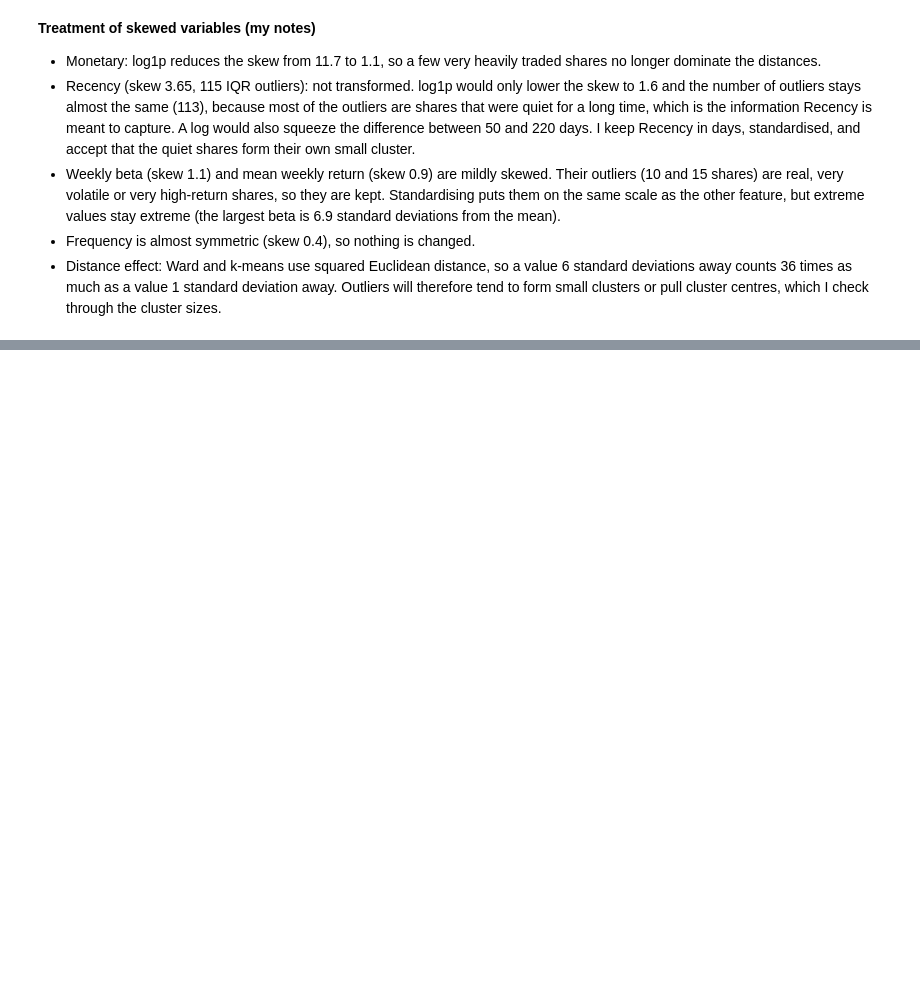
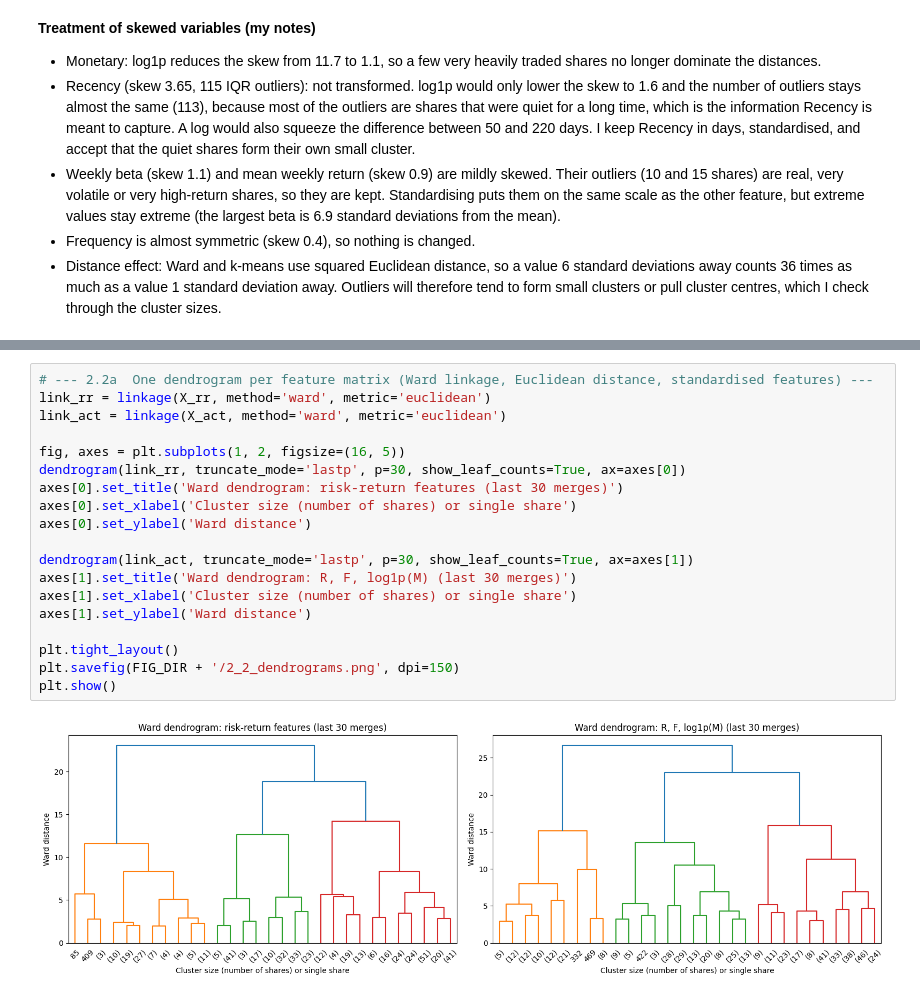
Before and after one commit to shahlyfayeek/crm-cwk1-stock-segmentation, a Jupyter notebook: CRM_CWK1_20521398.ipynb, the cells around one changed output, grey strips where cells are left out. Saved outputs shown, nothing was run; the diff lists cells and outputs as text; blank space fills up the shorter version.

Commit message:
2.2 Build Ward dendrograms for both feature matrices

```diff
--- a/CRM_CWK1_20521398.ipynb
+++ b/CRM_CWK1_20521398.ipynb
@@ -952,0 +957,21 @@ Largest absolute standardised value, activity   : {'Recency': 9.5, 'Frequency':
+# %%
+# --- 2.2a  One dendrogram per feature matrix (Ward linkage, Euclidean distance, standardised features) ---
+link_rr = linkage(X_rr, method='ward', metric='euclidean')
+link_act = linkage(X_act, method='ward', metric='euclidean')
+
+fig, axes = plt.subplots(1, 2, figsize=(16, 5))
+dendrogram(link_rr, truncate_mode='lastp', p=30, show_leaf_counts=True, ax=axes[0])
+axes[0].set_title('Ward dendrogram: risk-return features (last 30 merges)')
+axes[0].set_xlabel('Cluster size (number of shares) or single share')
+axes[0].set_ylabel('Ward distance')
+
+dendrogram(link_act, truncate_mode='lastp', p=30, show_leaf_counts=True, ax=axes[1])
+axes[1].set_title('Ward dendrogram: R, F, log1p(M) (last 30 merges)')
+axes[1].set_xlabel('Cluster size (number of shares) or single share')
+axes[1].set_ylabel('Ward distance')
+
+plt.tight_layout()
+plt.savefig(FIG_DIR + '/2_2_dendrograms.png', dpi=150)
+plt.show()
+# %% [output]
+[figure, added]
```
Also changed, not shown: parts of 1 cell of this notebook.
